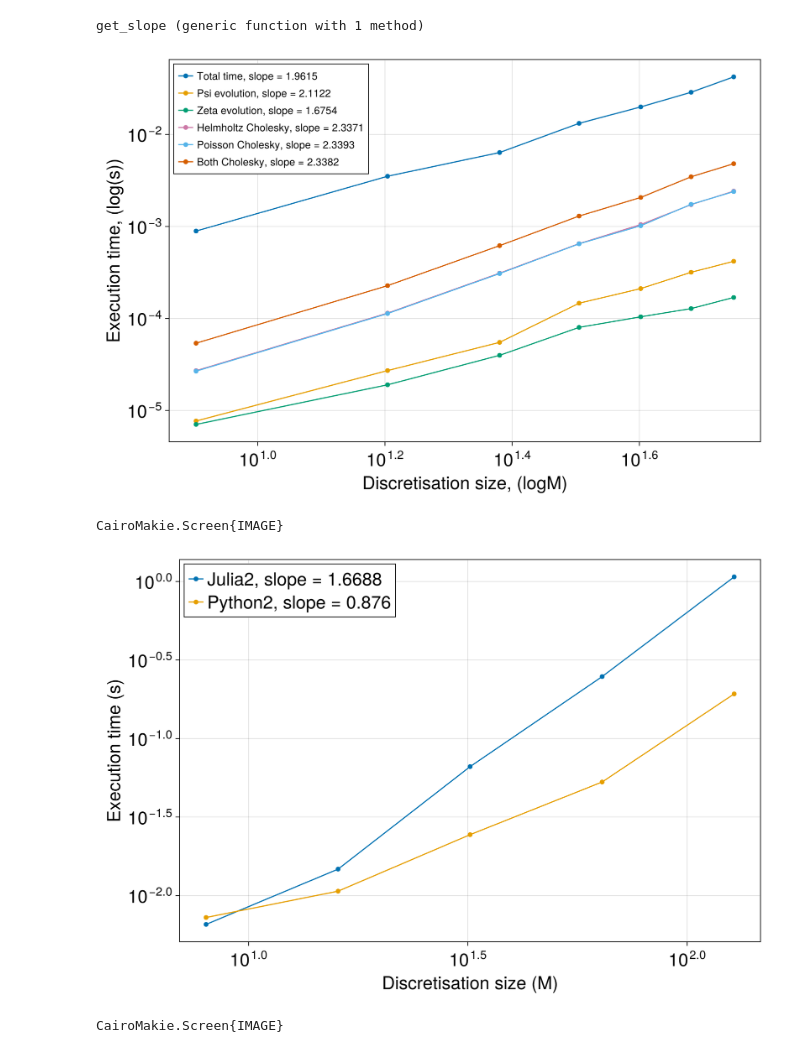
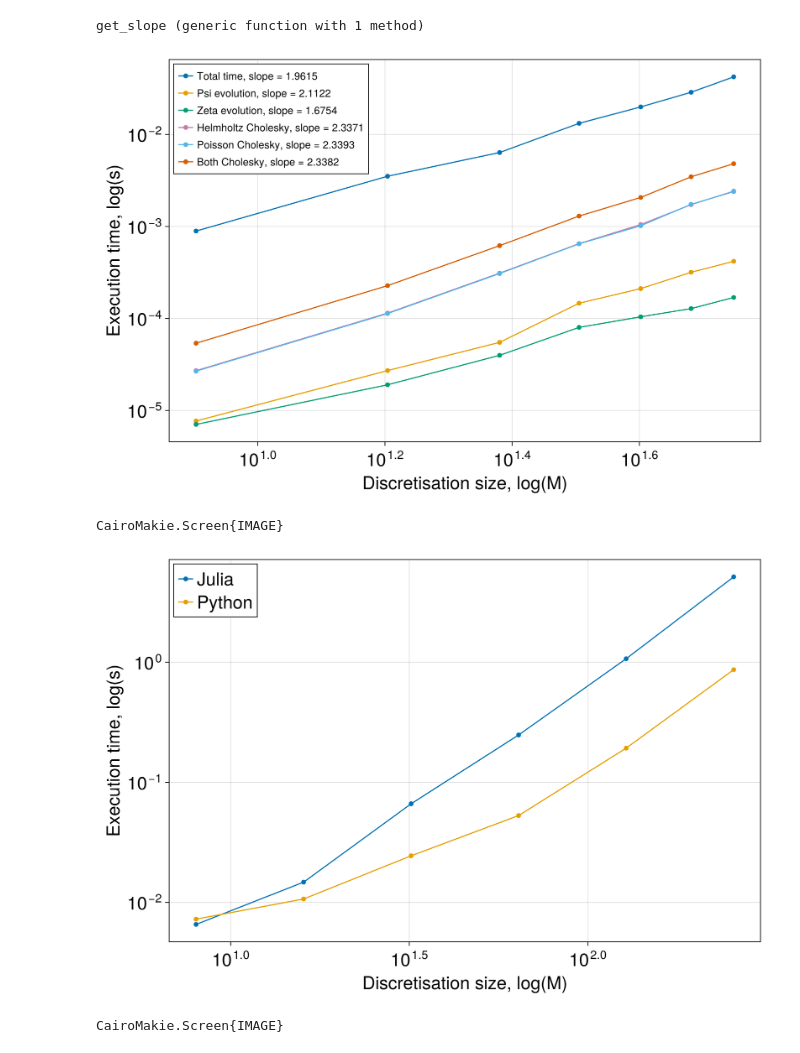
Before and after one commit to JSLeadbetter/julia-ocean-modelling, a Jupyter notebook: notebooks/jupyter/julia_parts_graph.ipynb, the cells around one changed output. Drawn from its saved outputs; the diff is of its cells as text; code cells hidden in the pictures.

```diff
--- a/notebooks/jupyter/julia_parts_graph.ipynb
+++ b/notebooks/jupyter/julia_parts_graph.ipynb
@@ -13,10 +13,10 @@ end
 # %% [output]
 get_slope (generic function with 1 method)
 # %%
-df = CSV.read("../../julia_parts_benchmark4.csv", DataFrame)
+df = CSV.read("../../data/julia_parts_benchmark4.csv", DataFrame)
 
 fig = Figure(size = (900, 600), figure_padding = 10)
-ax = Axis(fig[1, 1], xscale=log10, yscale=log10, xlabel="Discretisation size, (logM)", ylabel="Execution time, (log(s))")
+ax = Axis(fig[1, 1], xscale=log10, yscale=log10, xlabel="Discretisation size, log(M)", ylabel="Execution time, log(s)")
 # ax = Axis(fig[1, 1], xlabel="Discretisation Size (M)", ylabel="Runtime")
 
 df[!, "Both Cholesky"] = df[:, 5] + df[:, 6]
@@ -42,41 +42,41 @@ axislegend(ax, position = :lt)
 display(fig)
 save("../../plots/julia_parts.png", fig)
 # %% [output]
-[figure, old version]
+[figure, new version]
 CairoMakie.Screen{IMAGE}
 # %%
 python_times = [0.003905, 0.004481, 0.005418, 0.006779, 0.008593, 0.01227, 0.01504, 0.01566]
 julia_times = 1e-3 * [3.847, 5.200, 8.373, 14.897, 20.006, 27.236, 587.194, 605.065]
 
 python_times2 = [0.007252, 0.010669, 0.024428, 0.0528688, 0.192472, 0.86733]
-julia_times2 = 1e-3 * [6.553, 14.737, 66.247, 247.989, 1.070*1e3]
+julia_times2 = 1e-3 * [6.553, 14.737, 66.247, 247.989, 1.070*1e3, 5.141*1e3]
 
 fontsize = 24
 M_list = [4, 8, 12, 16, 20, 24, 28, 32]
 M_list2 = [8, 16, 32, 64, 128, 256]
 
 
 python_slope = get_slope(M_list2[1:end-2], python_times2[1:end-2])
 julia_slope = get_slope(M_list2[1:end-2], julia_times2[1:end-2])
 
 fig = Figure(size = (900, 600), figure_padding = 10)
 ga = fig[1, 1] = GridLayout()
 
-ax = Axis(ga[1, 1], xlabel="Discretisation size (M)", ylabel="Execution time (s)", xscale=log10, yscale=log10)
+ax = Axis(ga[1, 1], xlabel="Discretisation size, log(M)", ylabel="Execution time, log(s)", xscale=log10, yscale=log10)
 
 ax.xlabelsize = fontsize
 ax.xticklabelsize = fontsize
 ax.yticklabelsize = fontsize
 ax.ylabelsize = fontsize
 # ax.legendlabelsize = fontsize
 
 # scatterlines!(ax, M_list[1:end], julia_times[1:end], label="Julia")
-scatterlines!(ax, M_list2[1:end], julia_times2[1:end], label="Julia2, slope = $julia_slope")
-scatterlines!(ax, M_list2[1:end], python_times2[1:end], label="Python2, slope = $python_slope")
+scatterlines!(ax, M_list2[1:end], julia_times2[1:end], label="Julia")
+scatterlines!(ax, M_list2[1:end], python_times2[1:end], label="Python")
 axislegend(ax, position = :lt, labelsize=fontsize)
 display(fig)
 
 save("../../plots/bench_comp.png", fig)
 # %% [output]
-[figure, old version]
+[figure, new version]
 CairoMakie.Screen{IMAGE}
```
Also changed, not shown: 4 other files.
